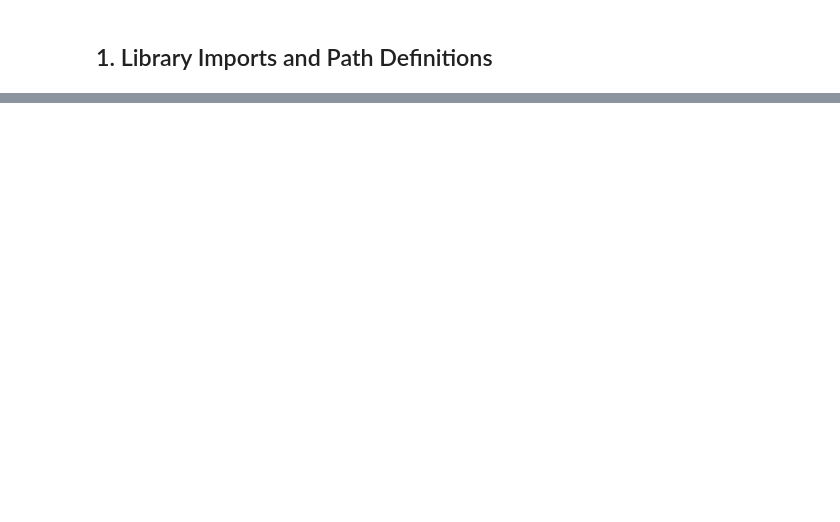
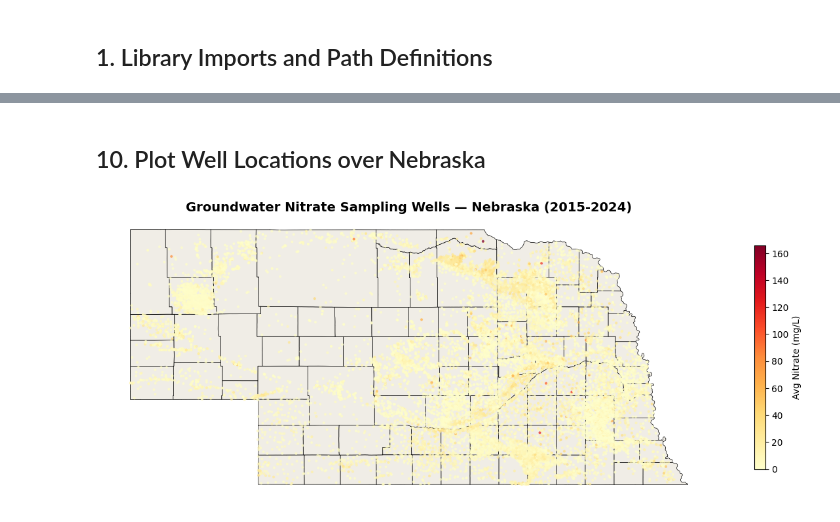
Before and after one commit to kpkrumm/nebraska-nitrate-analysis, a Jupyter notebook: nebraska-nitrate-analysis.ipynb, the cells around one changed output, grey strips where cells are left out. Cells and saved outputs as stored; diff of their text form; code cells hidden in the pictures; blank space fills up the shorter version.

```diff
--- a/nebraska-nitrate-analysis.ipynb
+++ b/nebraska-nitrate-analysis.ipynb
@@ -48,0 +54,9 @@ else:
+# %%
+# Load Nebraska county boundaries from Census TIGER
+nebraska = gpd.read_file(
+    "https://www2.census.gov/geo/tiger/TIGER2023/COUNTY/tl_2023_us_county.zip"
+)
+nebraska = nebraska[nebraska['STATEFP'] == '31']
+
+print(f"Loaded {len(nebraska)} counties")
+nebraska.head()
@@ -48,0 +115,10 @@ else:
+# %%
+# Load nitrate data from Clearinghouse
+print("\nLoading Clearinghouse data...")
+facility = pd.read_excel(xlsx_path, sheet_name='Facility')
+sample = pd.read_excel(xlsx_path, sheet_name='Sample')
+result = pd.read_excel(xlsx_path, sheet_name='Result')
+
+print(f"Facility: {len(facility):,} wells")
+print(f"Sample: {len(sample):,} samples")
+print(f"Result: {len(result):,} results")
@@ -48,0 +215,28 @@ else:
+# %% [markdown]
+## 10. Plot Well Locations over Nebraska
+# %%
+fig, ax = plt.subplots(figsize=(12, 6))
+
+nebraska.to_crs('EPSG:4326').plot(
+    ax=ax,
+    facecolor='#f0ede6',
+    edgecolor='black',
+    linewidth=0.5
+)
+
+wells_gdf.plot(
+    ax=ax,
+    column='avg_nitrate',
+    cmap='YlOrRd',
+    markersize=4,
+    alpha=0.6,
+    legend=True,
+    legend_kwds={'label': 'Avg Nitrate (mg/L)', 'shrink': 0.6}
+)
+
+ax.set_title('Groundwater Nitrate Sampling Wells — Nebraska (2015-2024)', fontsize=14, fontweight='bold')
+ax.set_axis_off()
+plt.tight_layout()
+plt.show()
+# %% [output]
+[figure, added]
```
Also changed, not shown: parts of 27 cells of this notebook, 1 other file.
